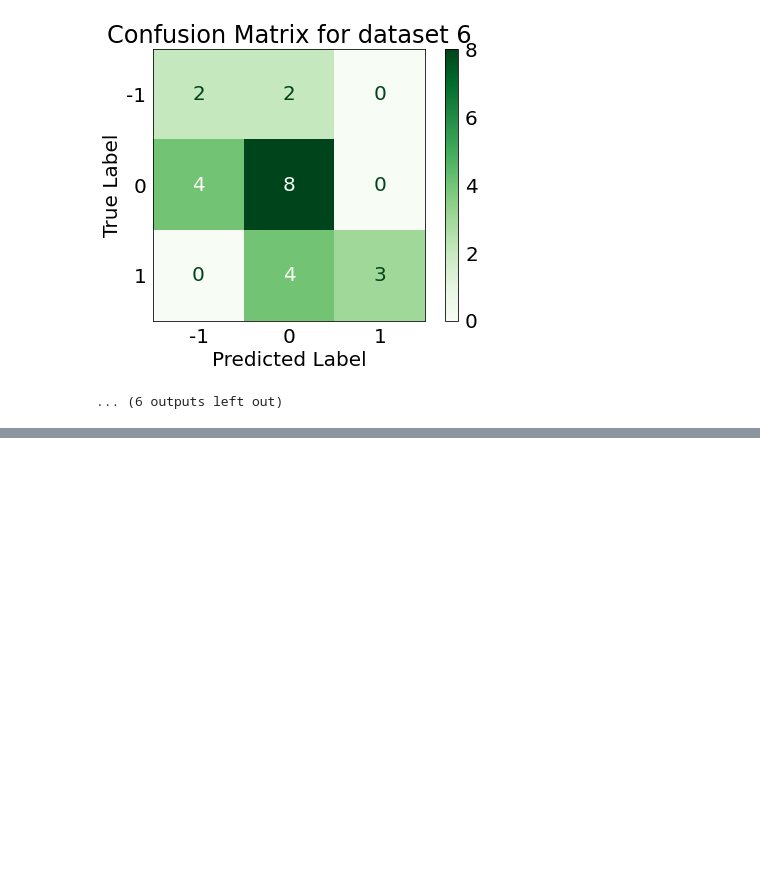
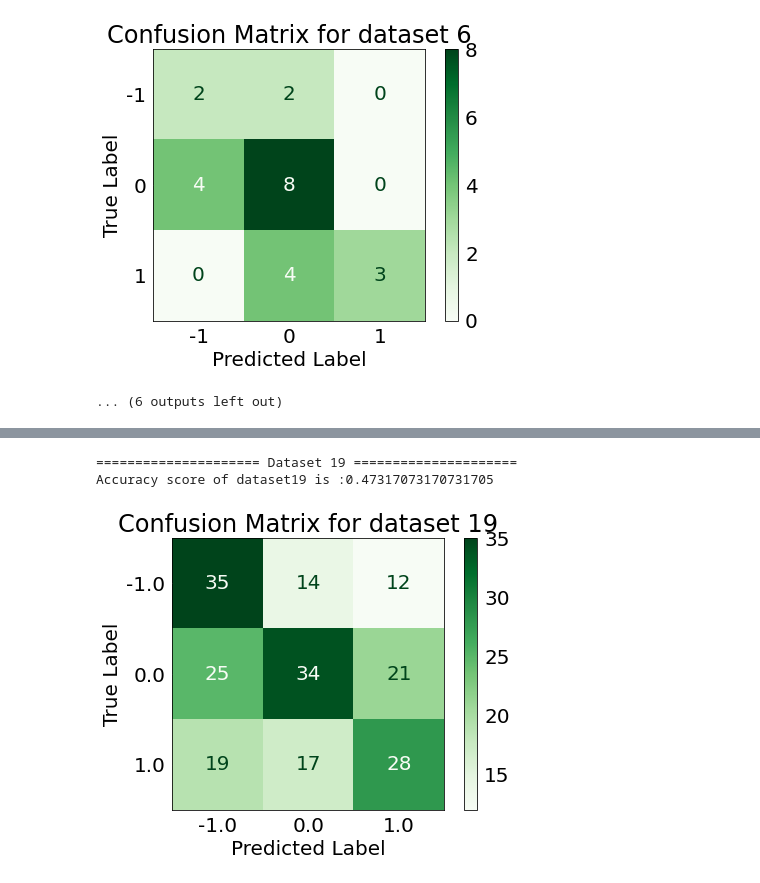
Before and after one commit to AR-Mustakim/ML-SL, a Jupyter notebook: P4_TwitterSentimentAnalysisMalayLanguage_SentimentAnalysis.ipynb, the cells around one changed output, grey strips where cells are left out. Drawn from its saved outputs; the diff is of its cells as text; code cells hidden in the pictures; blank space fills up the shorter version.

```diff
--- a/P4_TwitterSentimentAnalysisMalayLanguage_SentimentAnalysis.ipynb
+++ b/P4_TwitterSentimentAnalysisMalayLanguage_SentimentAnalysis.ipynb
@@ -336,0 +349,6 @@ Accuracy score of dataset6 is :0.5652173913043478
+# %%
+multipleDataClassification(19,19,gnb_models)
+# %% [output]
+===================== Dataset 19 =====================
+Accuracy score of dataset19 is :0.47317073170731705
+[figure, added]
```
Also changed, not shown: parts of 9 cells of this notebook.
